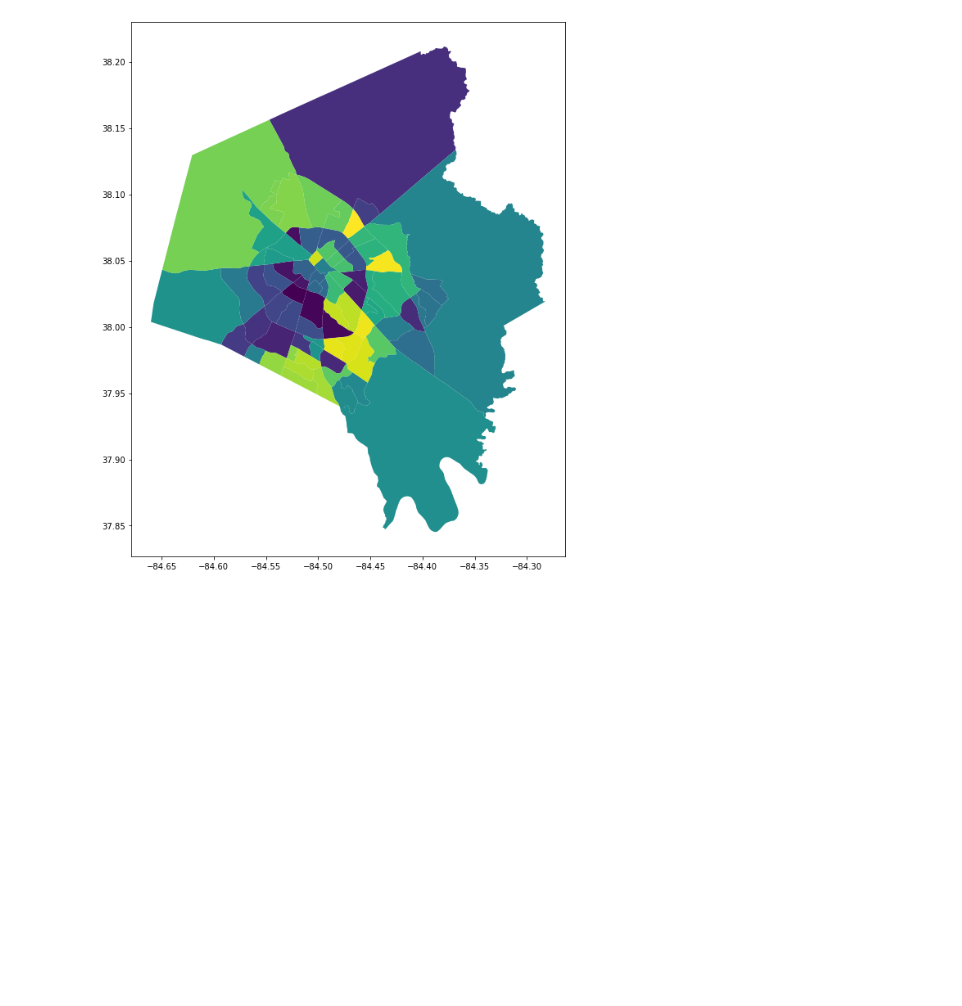
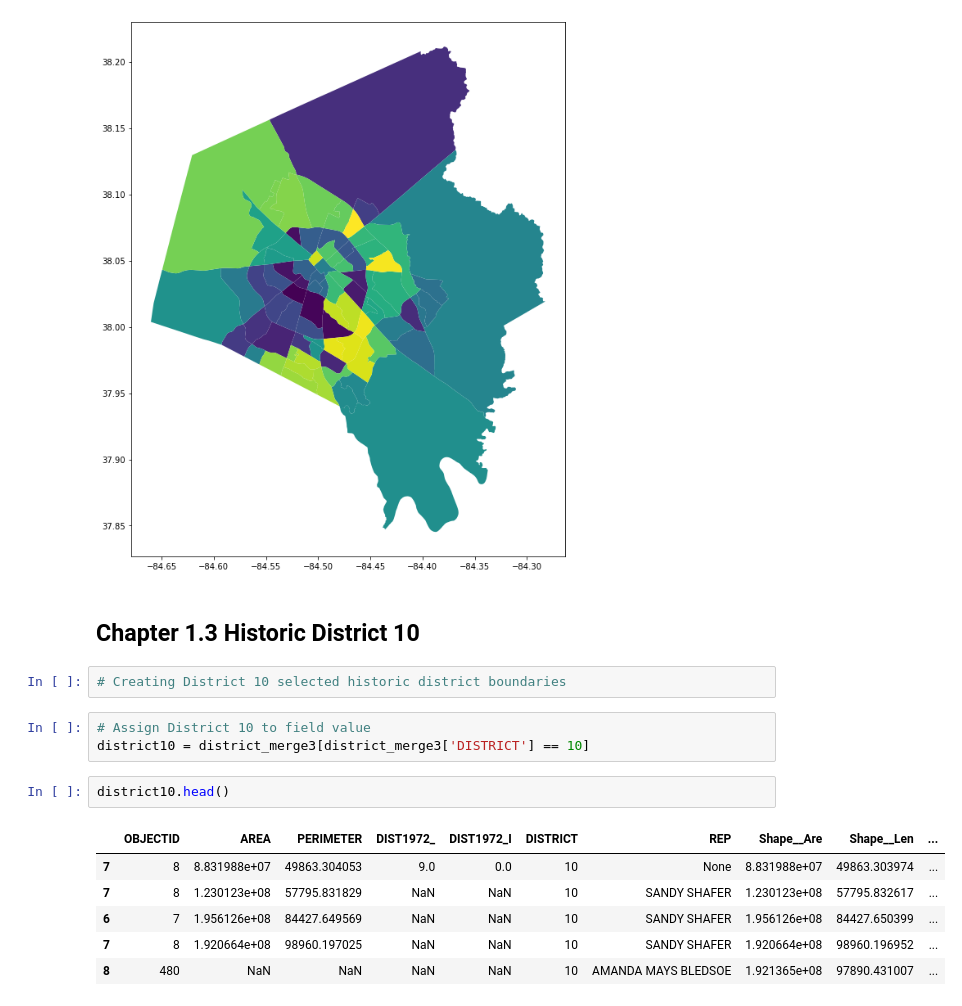
Before and after one commit to RealCaddish/lexington_districts, a Jupyter notebook: lexDistricts.ipynb, the cells around one changed output. Cells and saved outputs as stored; diff of their text form; blank space fills up the shorter version.

```diff
--- a/lexDistricts.ipynb
+++ b/lexDistricts.ipynb
@@ -500,3 +500,19 @@ census_tract_2010.plot(column='OBJECTID')
 # %% [output]
 <AxesSubplot:>
 [figure]
+# %% [markdown]
+## Chapter 1.3 Historic District 10
+# %%
+# Creating District 10 selected historic district boundaries
+# %%
+# Assign District 10 to field value
+district10 = district_merge3[district_merge3['DISTRICT'] == 10]
+# %%
+district10.head()
+# %% [output]
+|  | OBJECTID | AREA | PERIMETER | DIST1972_ | DIST1972_I | DISTRICT | REP | Shape__Are | Shape__Len | ... |
+| 7 | 8 | 8.831988e+07 | 49863.304053 | 9.0 | 0.0 | 10 | None | 8.831988e+07 | 49863.303974 | ... |
+| 7 | 8 | 1.230123e+08 | 57795.831829 | NaN | NaN | 10 | SANDY SHAFER | 1.230123e+08 | 57795.832617 | ... |
+| 6 | 7 | 1.956126e+08 | 84427.649569 | NaN | NaN | 10 | SANDY SHAFER | 1.956126e+08 | 84427.650399 | ... |
+| 7 | 8 | 1.920664e+08 | 98960.197025 | NaN | NaN | 10 | SANDY SHAFER | 1.920664e+08 | 98960.196952 | ... |
+| 8 | 480 | NaN | NaN | NaN | NaN | 10 | AMANDA MAYS BLEDSOE | 1.921365e+08 | 97890.431007 | ... |
```
Also changed, not shown: parts of 3 cells of this notebook, 3 other files.
